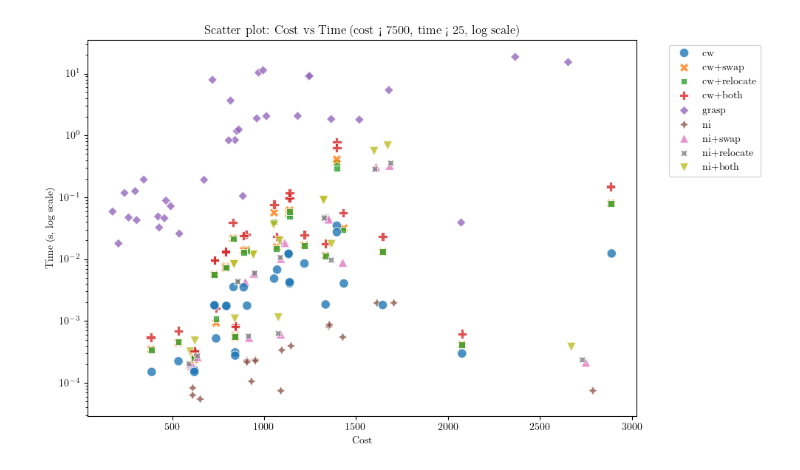
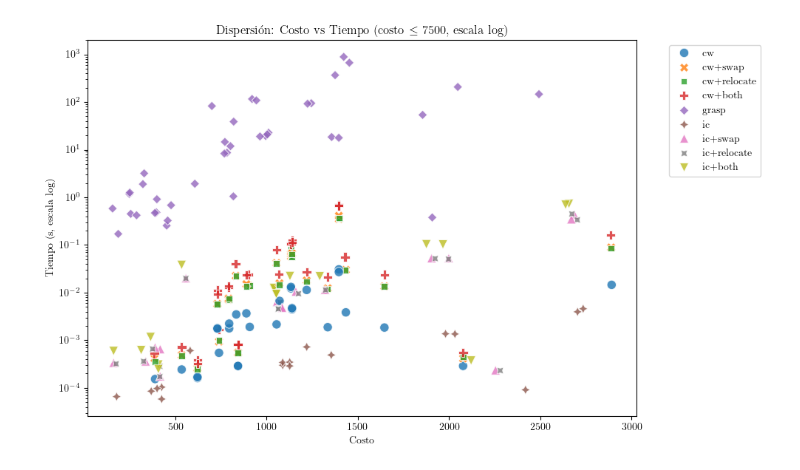
Before and after one commit to ngalindez/TD5-TP2, a Jupyter notebook: experiments/graficos.ipynb, the cells around one changed output. Saved outputs shown, nothing was run; the diff lists cells and outputs as text; code cells hidden in the pictures.

```diff
--- a/experiments/graficos.ipynb
+++ b/experiments/graficos.ipynb
@@ -7,6 +7,8 @@ plt.rc('text', usetex=True)
 plt.rc('font', family='serif')
 # %%
 df = pd.read_csv('/Users/nicogalindez/UTDT/TD5/TD5-TP2/experiments/results/output.csv')
+
+df.replace('ni', 'ic', inplace=True)
 
 def clean_combination(row):
     heuristic = row['heuristic']
@@ -179,21 +186,0 @@ else:
-# %%
-# Asegurarse de que la columna 'combination' exista
-if 'combination' not in df_ok.columns:
-    df_ok['combination'] = df_ok['heuristic'] + '+' + df_ok['local_search']
-
-plt.figure(figsize=(10, 6))
-sns.scatterplot(
-    data=df_ok,
-    x='cost',
-    y='time',
-    hue='combination',
-    style='combination',
-    alpha=0.8,
-    s=80
-)
-plt.title('Scatter plot: Cost vs Time (each point is a (combination, instance))')
-plt.xlabel('Cost')
-plt.ylabel('Time (s)')
-plt.legend(bbox_to_anchor=(1.05, 1), loc='upper left')
-plt.tight_layout()
-plt.show()
@@ -202,23 +187,24 @@ plt.show()
 # %%
 # Restringir los datos a costos < 7500 y tiempo < 25
-filtered_df = df_ok[(df_ok['cost'] < 7500) & (df_ok['time'] < 25)]
+filtered_df = df_ok[(df_ok['cost'] < 7500)]
 
 plt.figure(figsize=(10, 6))
 ax = sns.scatterplot(
     data=filtered_df,
     x='cost',
     y='time',
     hue='combination',
     style='combination',
     alpha=0.8,
     s=80
 )
 ax.set_yscale('log')
-plt.title('Scatter plot: Cost vs Time (cost < 7500, time < 25, log scale)')
-plt.xlabel('Cost')
-plt.ylabel('Time (s, log scale)')
+plt.title('Dispersión: Costo vs Tiempo (costo $\leq$ 7500, escala log)')
+plt.xlabel('Costo')
+plt.ylabel('Tiempo (s, escala log)')
 plt.legend(bbox_to_anchor=(1.05, 1), loc='upper left')
 plt.tight_layout()
+plt.savefig('/Users/nicogalindez/UTDT/TD5/TD5-TP2/experiments/graficos/5.png', dpi=300)
 plt.show()
 # %% [output]
-[figure, old version]
+[figure, new version]
```
Also changed, not shown: parts of 7 cells of this notebook, 3 other files.
